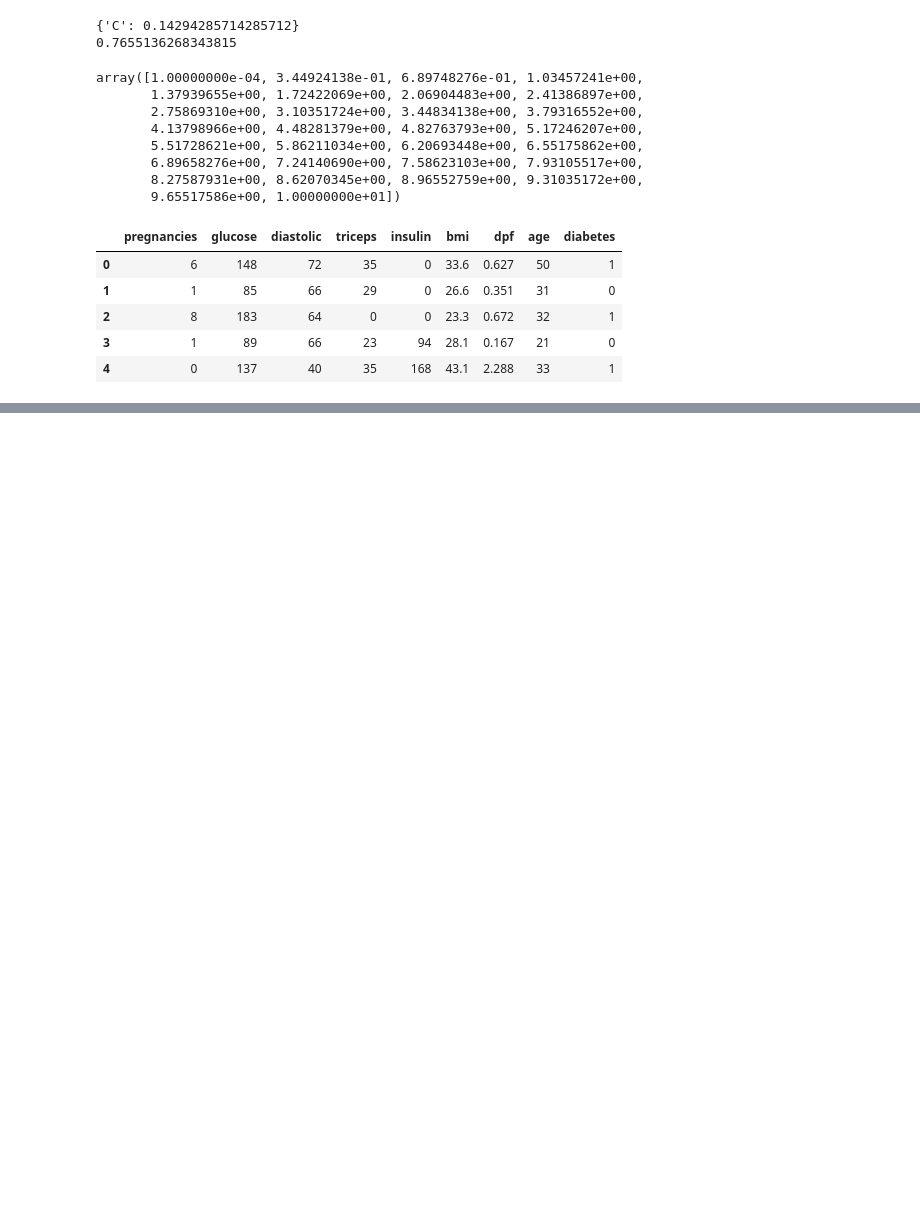
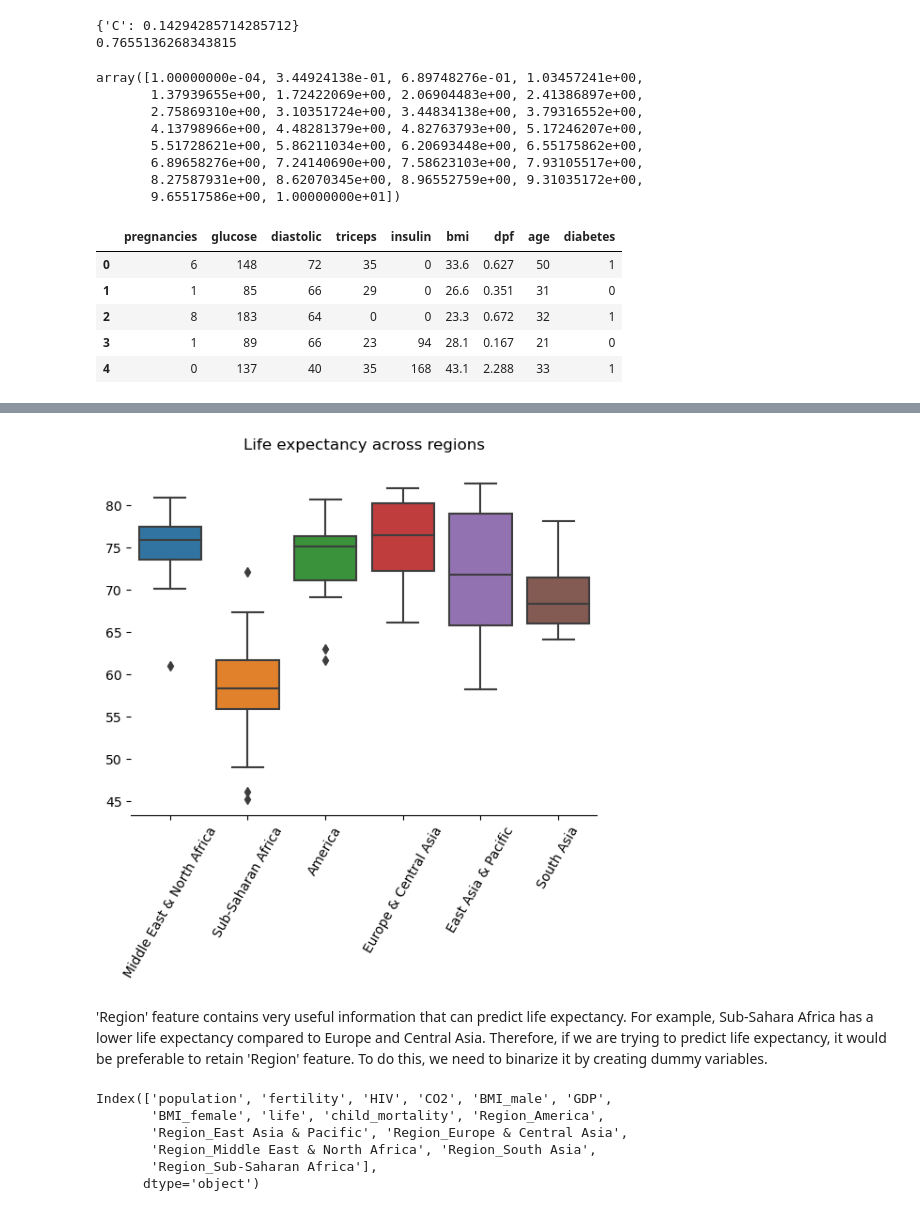
Before and after one commit to AlekseiShar/scikit_learn, a Jupyter notebook: classification_2024_07_19.ipynb, the cells around one changed output, grey strips where cells are left out. Cells and saved outputs as stored; diff of their text form; code cells hidden in the pictures; blank space fills up the shorter version.

```diff
--- a/classification_2024_07_19.ipynb
+++ b/classification_2024_07_19.ipynb
@@ -606,0 +609,3 @@ diabetes.head()
+# %%
+df = pd.read_csv('data/gm_2008_region.csv')
+df.shape
@@ -606,0 +623,24 @@ diabetes.head()
+# %%
+sns.boxplot(data=df, x='Region', y='life')
+plt.xticks(rotation=60)
+plt.xlabel('')
+plt.ylabel('')
+plt.title('Life expectancy across regions', y=1.03)
+sns.despine(left=True)
+plt.show()
+# %% [output]
+[figure, added]
+# %% [markdown]
+'Region' feature contains very useful information that can predict life expectancy. For example, Sub-Sahara Africa has a lower life expectancy compared to Europe and Central Asia. Therefore, if we are trying to predict life expectancy, it would be preferable to retain 'Region' feature. To do this, we need to binarize it by creating dummy variables.
+# %%
+# create dummy variables
+df_region = pd.get_dummies(df)
+# print columns of df_region
+df_region.columns
+# %% [output]
+Index(['population', 'fertility', 'HIV', 'CO2', 'BMI_male', 'GDP',
+       'BMI_female', 'life', 'child_mortality', 'Region_America',
+       'Region_East Asia & Pacific', 'Region_Europe & Central Asia',
+       'Region_Middle East & North Africa', 'Region_South Asia',
+       'Region_Sub-Saharan Africa'],
+      dtype='object')
```
Also changed, not shown: parts of 25 cells of this notebook, 1 other file.
